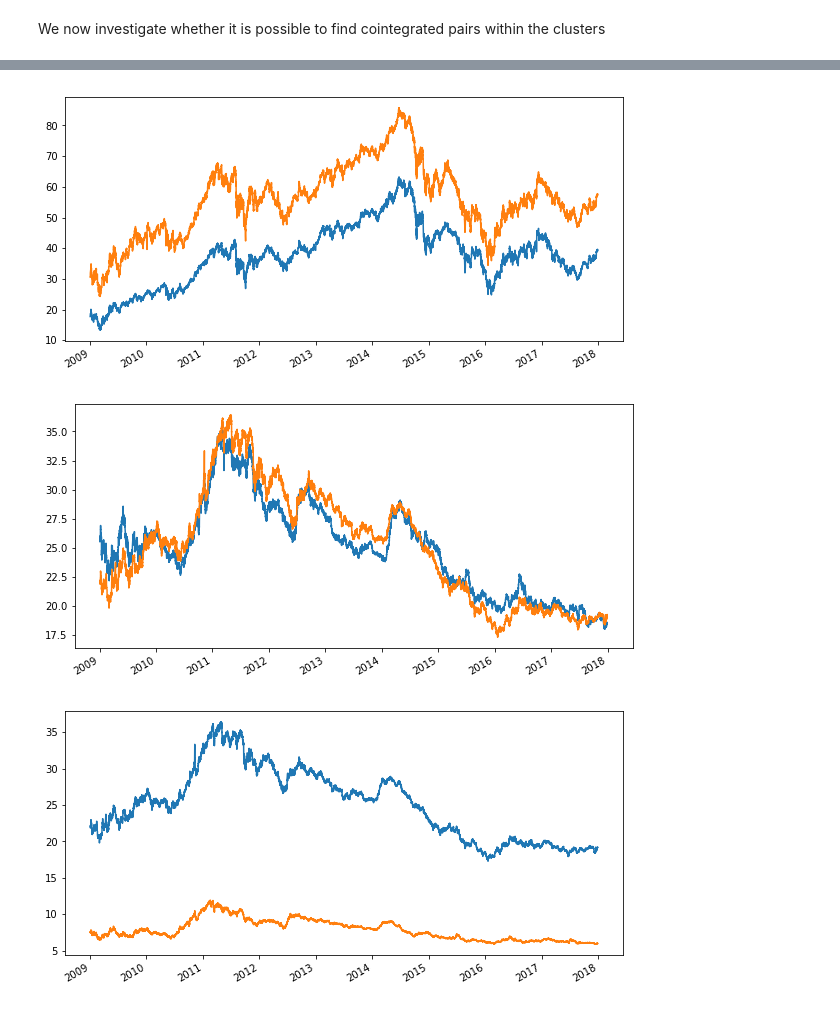
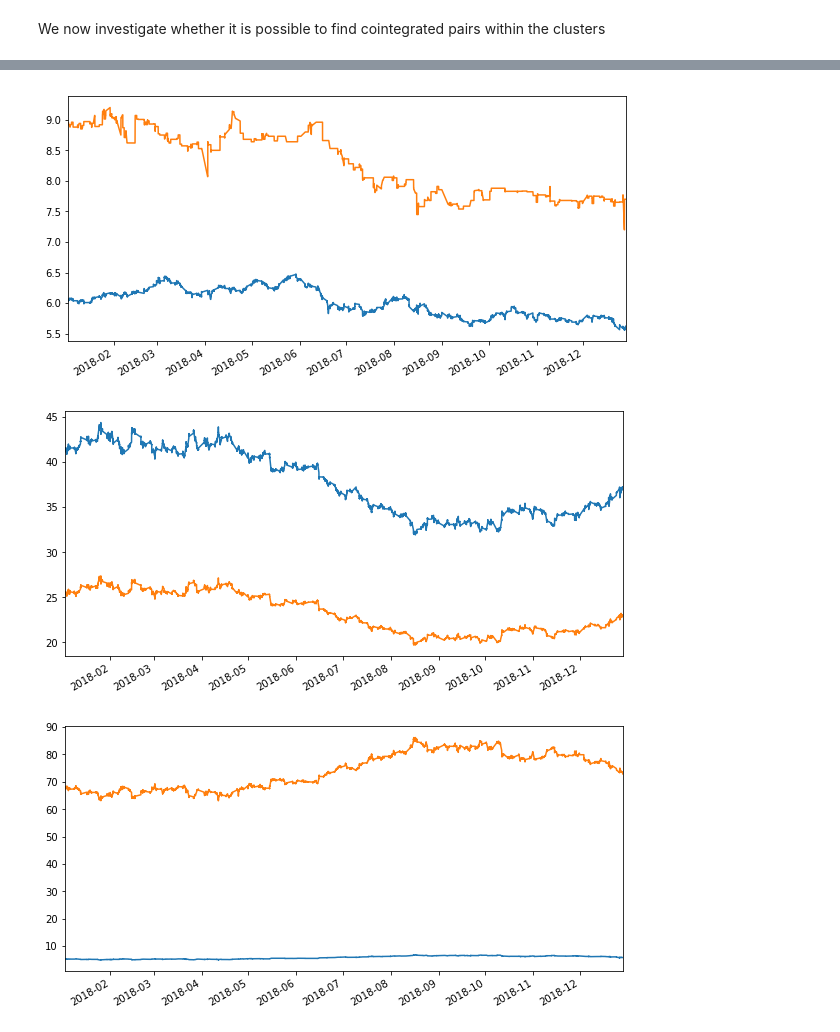
Before and after one commit to simaomsarmento/PairsTrading, a Jupyter notebook: PairsTrading_CommodityETFs-Clustering.ipynb, the cells around one changed output, grey strips where cells are left out. Drawn from its saved outputs; the diff is of its cells as text; code cells hidden in the pictures.

Commit message:
test for 6 pairs

```diff
--- a/PairsTrading_CommodityETFs-Clustering.ipynb
+++ b/PairsTrading_CommodityETFs-Clustering.ipynb
@@ -327,5 +322,5 @@ print(explained_variance)
 # %%
-N_PRIN_COMPONENTS = 4#config['PCA']['N_COMPONENTS']
+N_PRIN_COMPONENTS = 5#config['PCA']['N_COMPONENTS']
 X, explained_variance = series_analyser.apply_PCA(N_PRIN_COMPONENTS, df_returns)
 print(explained_variance)
 # %% [output]
@@ -340,8 +336,8 @@ We will make use of the DBSCAN unsupervised clustering algorithm, which is avail
 
 The clustering algorithm will give us sensible candidate pairs. We will need to do some validation in the next step.
 # %%
-clustered_series_all, clustered_series, counts, clf = series_analyser.apply_DBSCAN(config['clustering']['epsilon'],
-                                                                                   config['clustering']['min_samples'],
+clustered_series_all, clustered_series, counts, clf = series_analyser.apply_DBSCAN(0.4,#config['clustering']['epsilon'],
+                                                                                   2,#config['clustering']['min_samples'],
                                                                                    X,
                                                                                    df_returns)
 # %% [output]
@@ -465,7 +464,7 @@ We now investigate whether it is possible to find cointegrated pairs within the
 pairs_unsupervised, unique_tickers = series_analyser.get_candidate_pairs(clustered_series=clustered_series,
                                                             pricing_df_train=df_prices_train,
                                                             pricing_df_test=df_prices_test,
-                                                            min_half_life=5,
+                                                            min_half_life=min_half_life,
                                                             min_zero_crosings=12*6,
                                                             p_value_threshold=0.05,
                                                             hurst_threshold=0.5,
@@ -487,11 +488,17 @@ count = 0
 pairs_aux = []
 for pair in pairs_unsupervised:
     if pair[2]['hurst_exponent']<0.5:
-        if pair[2]['p_value']<0.01:
-            count += 1
-            pairs_aux.append(pair)
-            if count == 5:
-                pair[2]['spread'].plot()
+        if pair[2]['p_value']<0.05:
+            # filter by volatility
+            spread = pair[2]['spread']
+            spread_pct_change = (((spread - spread.shift(1)) / abs(spread.shift(1))) * 100).fillna(0)
+            spread_actual_changes = spread_pct_change[spread_pct_change != 0].abs()
+            threshold = spread_actual_changes.quantile(q=0.95, interpolation='linear')
+            if threshold > 5:
+                count += 1
+                pairs_aux.append(pair)
+                if count == 5:
+                    pair[2]['spread'].plot()
 print(count)
 
 with open('data/etfs/pickle/pairs_unsupervised_learning_'+file_extension+'.pickle', 'wb') as f:
@@ -526,7 +567,7 @@ There are 3 pairs from different categories
 # %%
 # examples
-for i in range(6):
+for i in range(len(pairs_aux)):
     plt.figure(figsize=(10,5))
-    pairs_unsupervised[i][2]['X_train'].plot()
-    pairs_unsupervised[i][2]['Y_train'].plot()
+    pairs_aux[i][2]['X_test'].plot()
+    pairs_aux[i][2]['Y_test'].plot()
 # %% [output]
@@ -536,3 +577,3 @@ for i in range(6):
-[figure, old version]
+[figure, new version]
-[figure, old version]
+[figure, new version]
-[figure, old version]
+[figure, new version]
```
Also changed, not shown: parts of 14 cells of this notebook, 5 other files.
